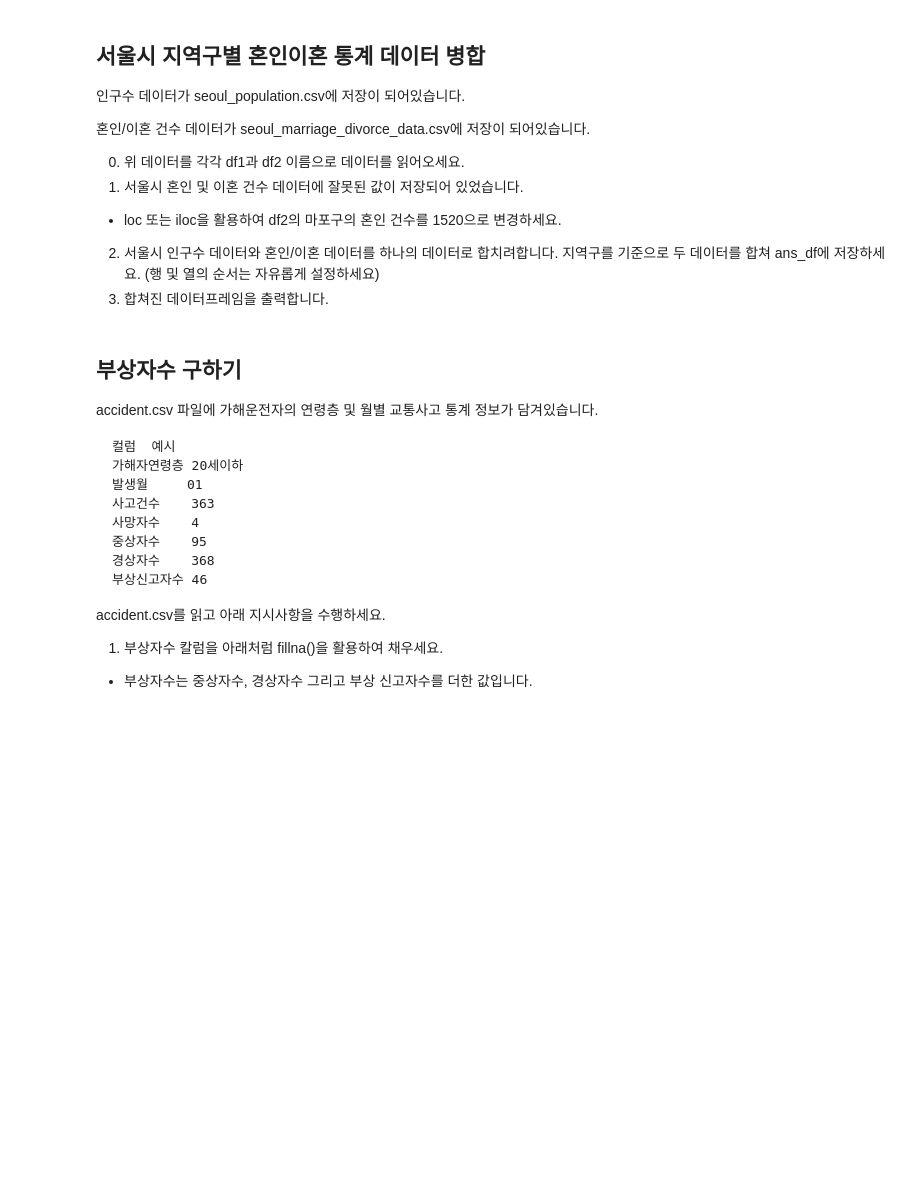
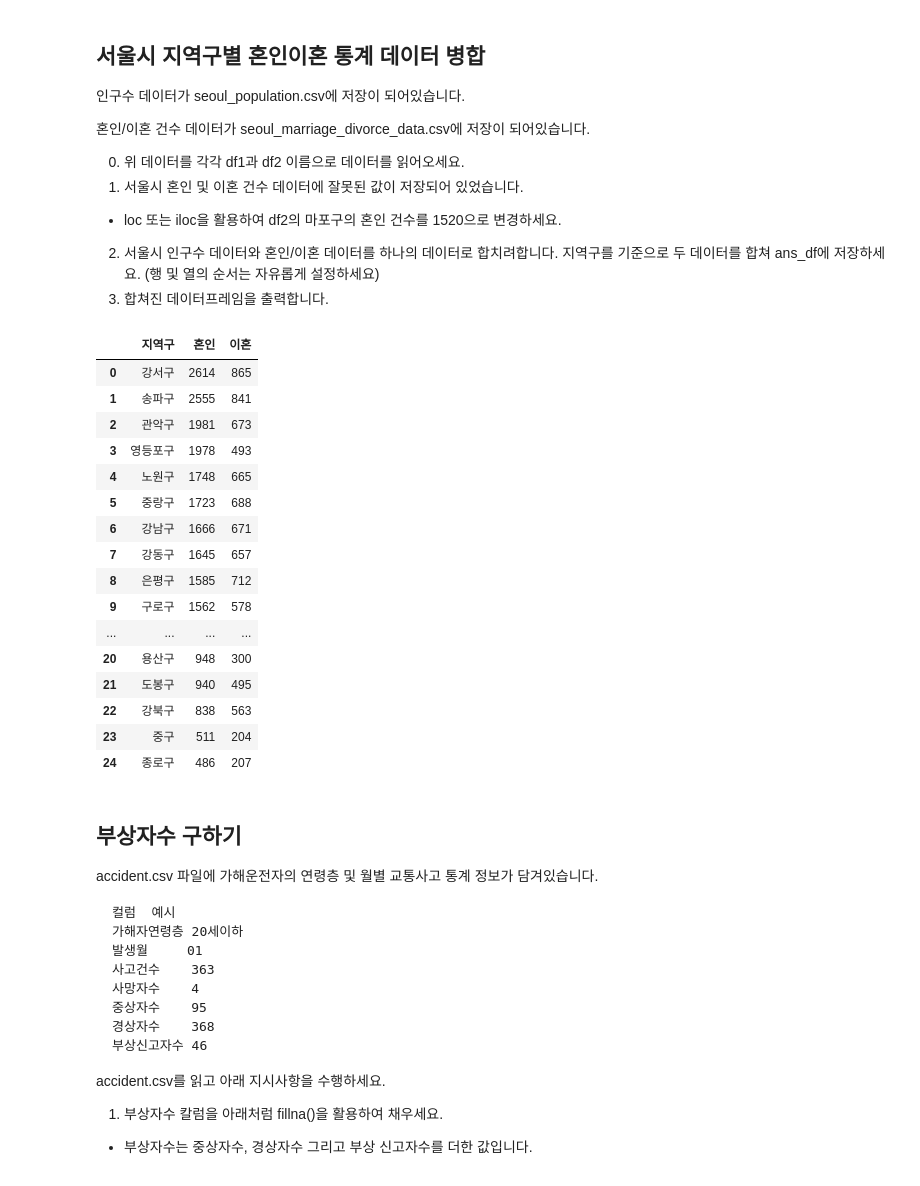
Before and after one commit to alsry2325/sesac_mingyo, a Jupyter notebook: 파이썬_pandas_심화실습문제/[새싹][데이터 분석] Pandas 심화 실습.ipynb, the cells around one changed output. Cells and saved outputs as stored; diff of their text form; code cells hidden in the pictures; blank space fills up the shorter version.

```diff
--- a/파이썬_pandas_심화실습문제/[새싹][데이터 분석] Pandas 심화 실습.ipynb
+++ b/파이썬_pandas_심화실습문제/[새싹][데이터 분석] Pandas 심화 실습.ipynb
@@ -356,3 +399,30 @@ df2 = None
+# %%
+import pandas as pd
+
+df1 = pd.read_csv("seoul_population.csv")
+df2 = pd.read_csv("seoul_marriage_divorce_data.csv")
+
+df2.loc[df2["지역구"] == "마포구","혼인"] = 1520
+#df2.iloc[10,1] = 1520
+df2
+# %% [output]
+|  | 지역구 | 혼인 | 이혼 |
+| 0 | 강서구 | 2614 | 865 |
+| 1 | 송파구 | 2555 | 841 |
+| 2 | 관악구 | 1981 | 673 |
+| 3 | 영등포구 | 1978 | 493 |
+| 4 | 노원구 | 1748 | 665 |
+| 5 | 중랑구 | 1723 | 688 |
+| 6 | 강남구 | 1666 | 671 |
+| 7 | 강동구 | 1645 | 657 |
+| 8 | 은평구 | 1585 | 712 |
+| 9 | 구로구 | 1562 | 578 |
+| ... | ... | ... | ... |
+| 20 | 용산구 | 948 | 300 |
+| 21 | 도봉구 | 940 | 495 |
+| 22 | 강북구 | 838 | 563 |
+| 23 | 중구 | 511 | 204 |
+| 24 | 종로구 | 486 | 207 |
 # %% [markdown]
 ## 부상자수 구하기
 
```
Also changed, not shown: parts of 8 cells of this notebook, 4 other files.
